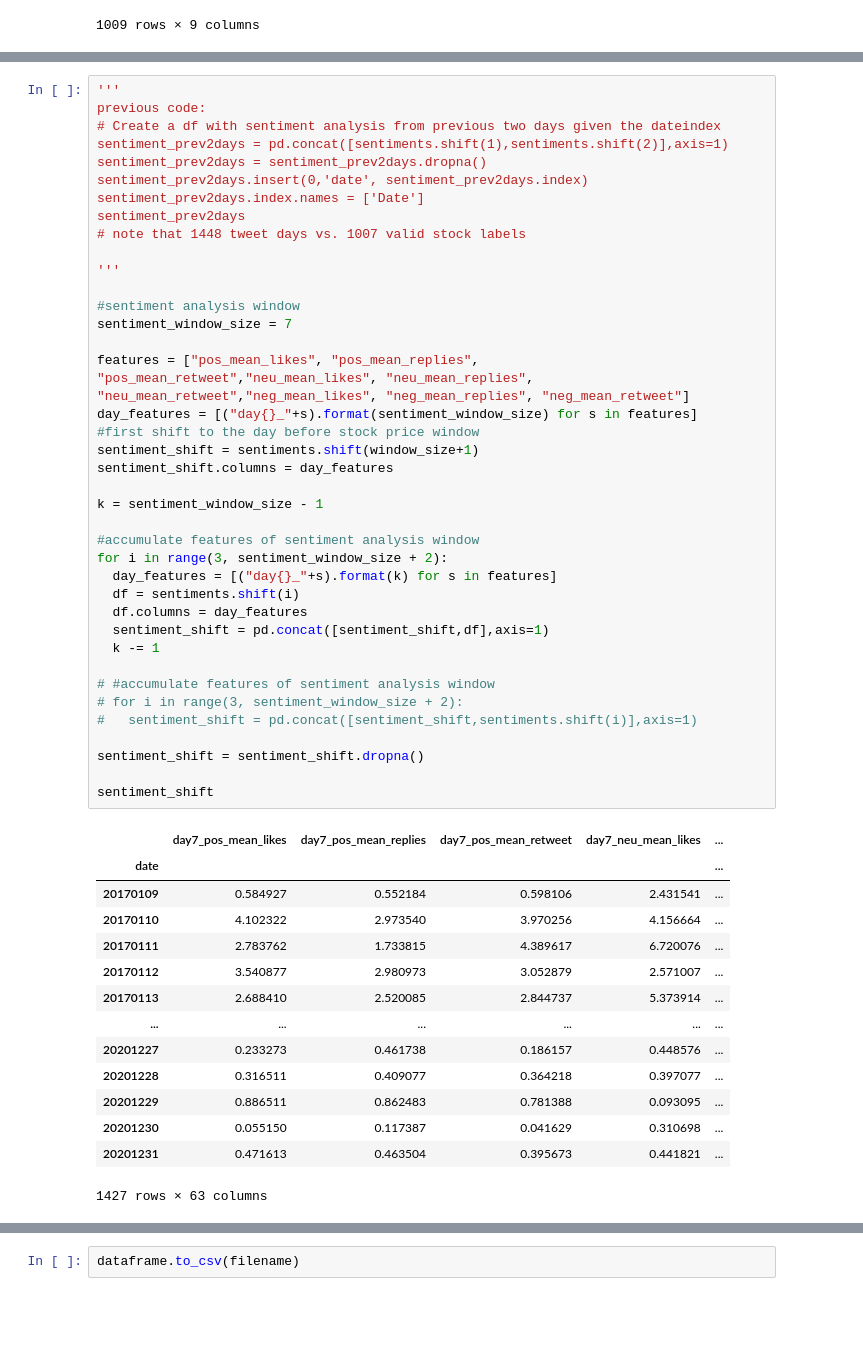
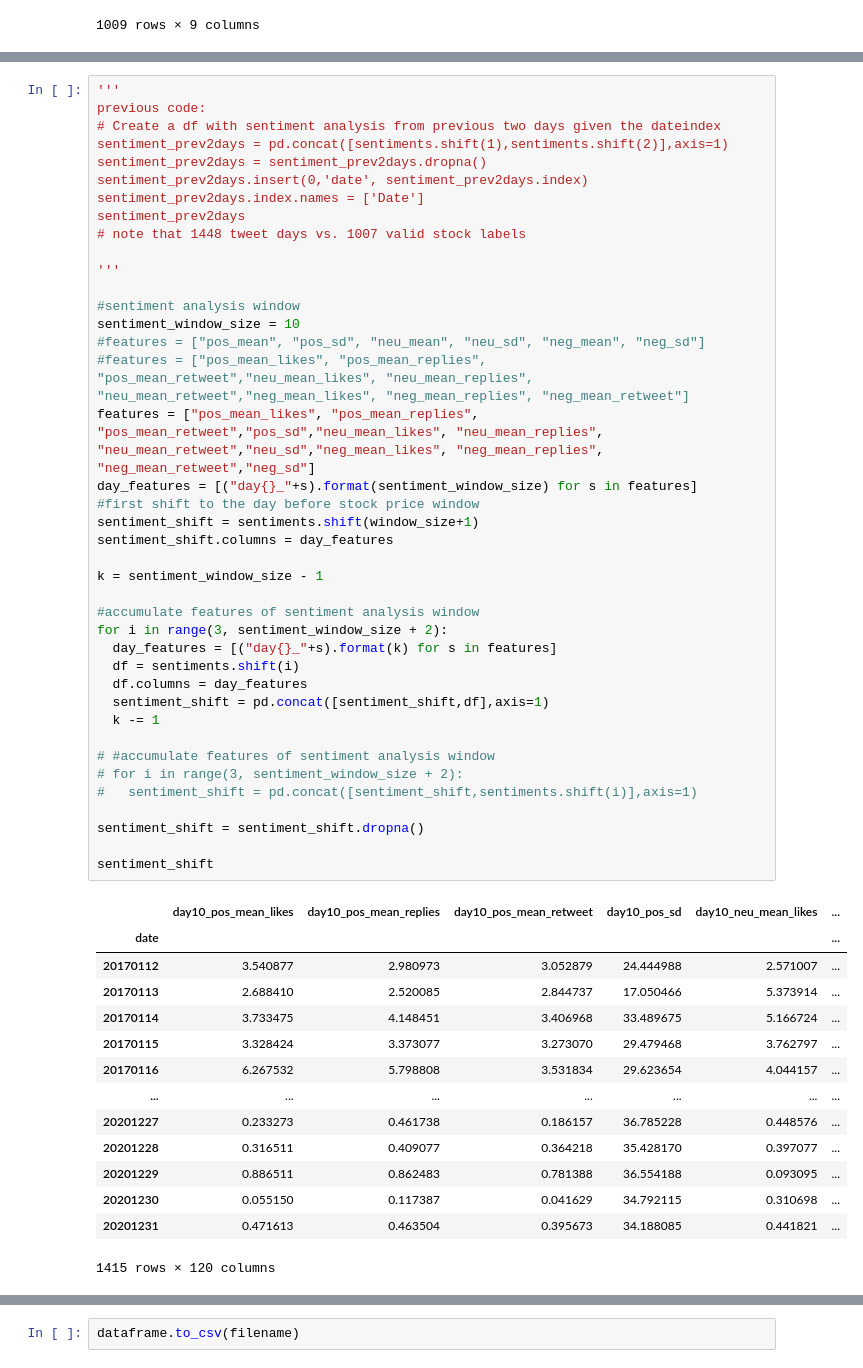
Before and after one commit to nbowen3/cs475_project, a Jupyter notebook: Find_label.ipynb, the cells around one changed output, grey strips where cells are left out. Cells and saved outputs as stored; diff of their text form; blank space fills up the shorter version.

```diff
--- a/Find_label.ipynb
+++ b/Find_label.ipynb
@@ -109,50 +95,51 @@ sentiment_prev2days.insert(0,'date', sentiment_prev2days.index)
 sentiment_prev2days.index.names = ['Date']
 sentiment_prev2days
 # note that 1448 tweet days vs. 1007 valid stock labels
 
 '''
 
 #sentiment analysis window
-sentiment_window_size = 7
-
-features = ["pos_mean_likes", "pos_mean_replies", "pos_mean_retweet","neu_mean_likes", "neu_mean_replies", "neu_mean_retweet","neg_mean_likes", "neg_mean_replies", "neg_mean_retweet"]
+sentiment_window_size = 10
+#features = ["pos_mean", "pos_sd", "neu_mean", "neu_sd", "neg_mean", "neg_sd"]
+#features = ["pos_mean_likes", "pos_mean_replies", "pos_mean_retweet","neu_mean_likes", "neu_mean_replies", "neu_mean_retweet","neg_mean_likes", "neg_mean_replies", "neg_mean_retweet"]
+features = ["pos_mean_likes", "pos_mean_replies", "pos_mean_retweet","pos_sd","neu_mean_likes", "neu_mean_replies", "neu_mean_retweet","neu_sd","neg_mean_likes", "neg_mean_replies", "neg_mean_retweet","neg_sd"]
 day_features = [("day{}_"+s).format(sentiment_window_size) for s in features]
 #first shift to the day before stock price window
 sentiment_shift = sentiments.shift(window_size+1)
 sentiment_shift.columns = day_features
 
 k = sentiment_window_size - 1
 
 #accumulate features of sentiment analysis window
 for i in range(3, sentiment_window_size + 2):
   day_features = [("day{}_"+s).format(k) for s in features]
   df = sentiments.shift(i)
   df.columns = day_features
   sentiment_shift = pd.concat([sentiment_shift,df],axis=1)
   k -= 1
 
 # #accumulate features of sentiment analysis window
 # for i in range(3, sentiment_window_size + 2):
 #   sentiment_shift = pd.concat([sentiment_shift,sentiments.shift(i)],axis=1)
 
 sentiment_shift = sentiment_shift.dropna()
 
 sentiment_shift
 # %% [output]
-|  | day7_pos_mean_likes | day7_pos_mean_replies | day7_pos_mean_retweet | day7_neu_mean_likes | ... |
-| date |  |  |  |  | ... |
-| 20170109 | 0.584927 | 0.552184 | 0.598106 | 2.431541 | ... |
-| 20170110 | 4.102322 | 2.973540 | 3.970256 | 4.156664 | ... |
-| 20170111 | 2.783762 | 1.733815 | 4.389617 | 6.720076 | ... |
-| 20170112 | 3.540877 | 2.980973 | 3.052879 | 2.571007 | ... |
-| 20170113 | 2.688410 | 2.520085 | 2.844737 | 5.373914 | ... |
-| ... | ... | ... | ... | ... | ... |
-| 20201227 | 0.233273 | 0.461738 | 0.186157 | 0.448576 | ... |
-| 20201228 | 0.316511 | 0.409077 | 0.364218 | 0.397077 | ... |
-| 20201229 | 0.886511 | 0.862483 | 0.781388 | 0.093095 | ... |
-| 20201230 | 0.055150 | 0.117387 | 0.041629 | 0.310698 | ... |
-| 20201231 | 0.471613 | 0.463504 | 0.395673 | 0.441821 | ... |
+|  | day10_pos_mean_likes | day10_pos_mean_replies | day10_pos_mean_retweet | day10_pos_sd | day10_neu_mean_likes | ... |
+| date |  |  |  |  |  | ... |
+| 20170112 | 3.540877 | 2.980973 | 3.052879 | 24.444988 | 2.571007 | ... |
+| 20170113 | 2.688410 | 2.520085 | 2.844737 | 17.050466 | 5.373914 | ... |
+| 20170114 | 3.733475 | 4.148451 | 3.406968 | 33.489675 | 5.166724 | ... |
+| 20170115 | 3.328424 | 3.373077 | 3.273070 | 29.479468 | 3.762797 | ... |
+| 20170116 | 6.267532 | 5.798808 | 3.531834 | 29.623654 | 4.044157 | ... |
+| ... | ... | ... | ... | ... | ... | ... |
+| 20201227 | 0.233273 | 0.461738 | 0.186157 | 36.785228 | 0.448576 | ... |
+| 20201228 | 0.316511 | 0.409077 | 0.364218 | 35.428170 | 0.397077 | ... |
+| 20201229 | 0.886511 | 0.862483 | 0.781388 | 36.554188 | 0.093095 | ... |
+| 20201230 | 0.055150 | 0.117387 | 0.041629 | 34.792115 | 0.310698 | ... |
+| 20201231 | 0.471613 | 0.463504 | 0.395673 | 34.188085 | 0.441821 | ... |
-1427 rows × 63 columns
+1415 rows × 120 columns
 # %%
 dataframe = sentiment_shift.merge(stock_label_df,how='left', left_on='date', right_on='date')
 dataframe = dataframe.dropna()
```
Also changed, not shown: parts of 7 cells of this notebook, 1 other file.
